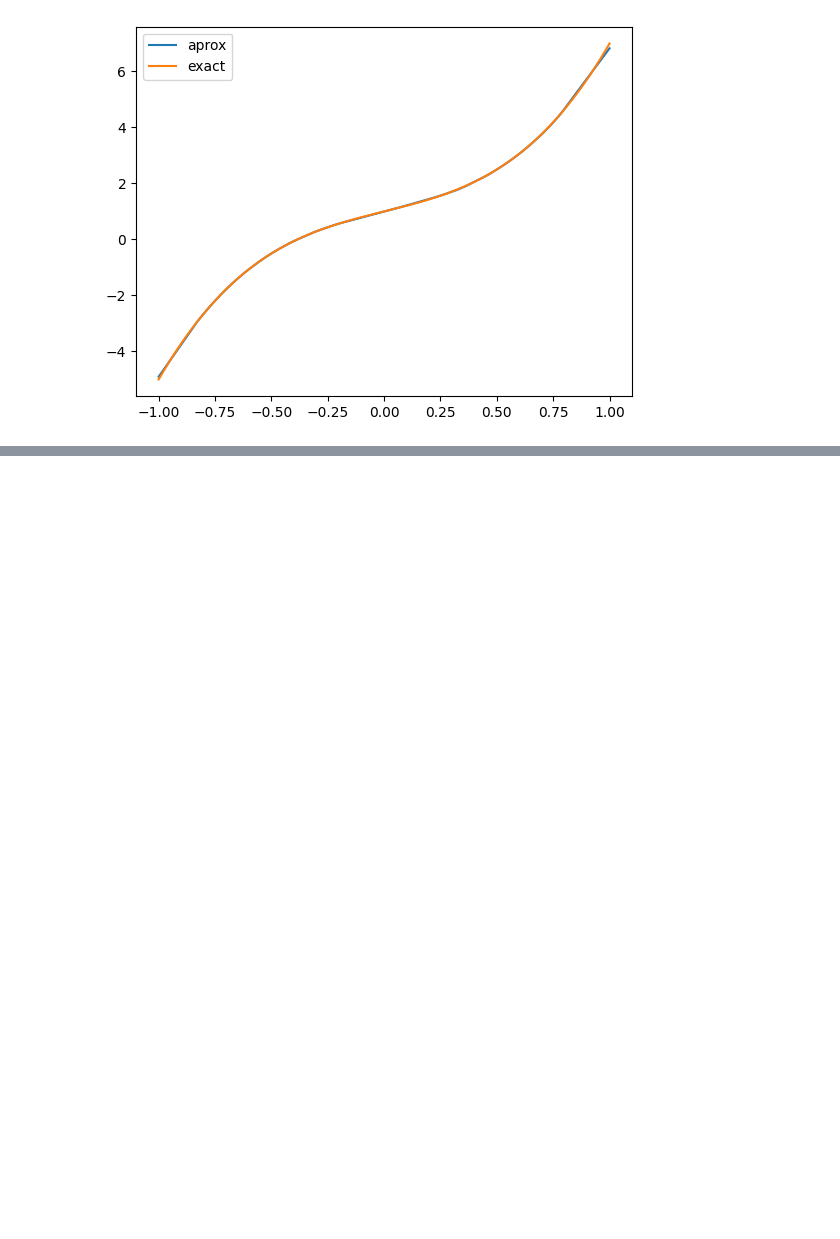
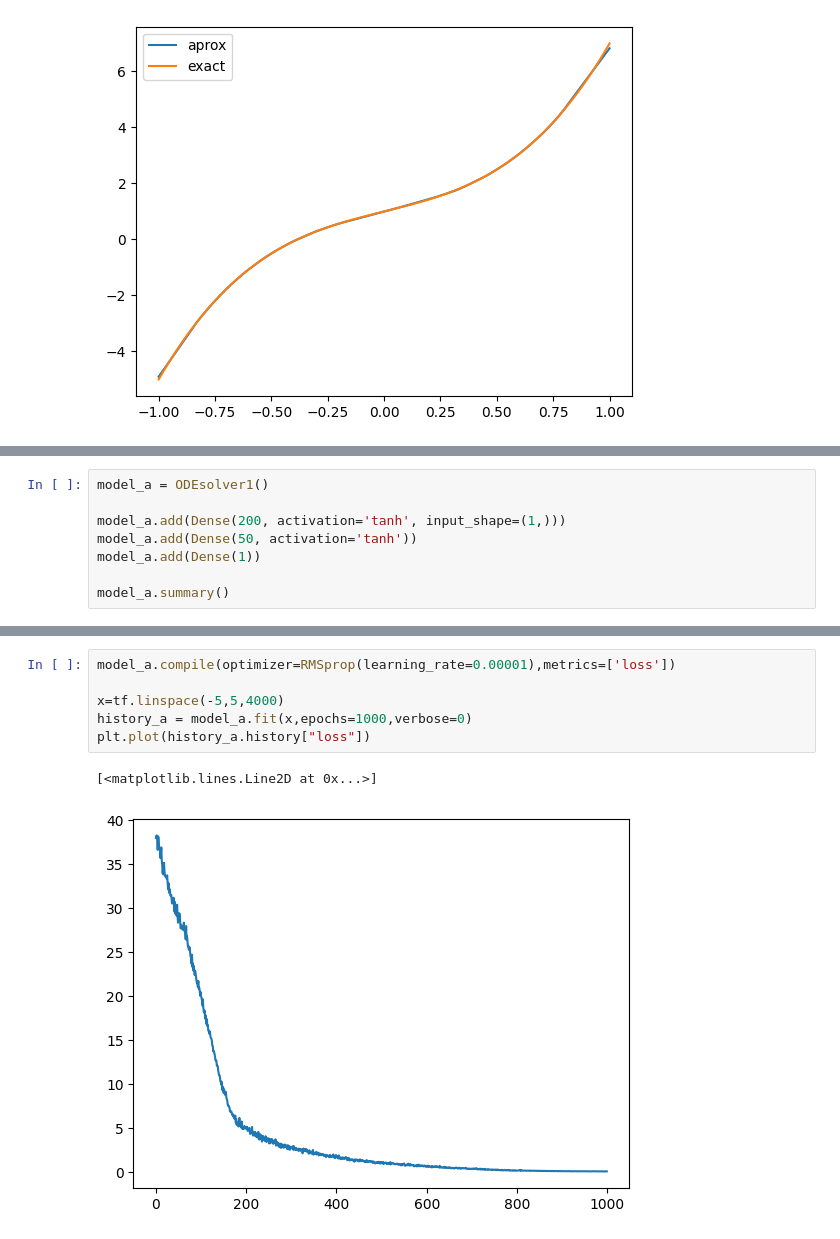
Before and after one commit to Alberto-Pedraza/Tarea5rna, a Jupyter notebook: Tarea5AlbertoP.ipynb, the cells around one changed output, grey strips where cells are left out. Saved outputs shown, nothing was run; the diff lists cells and outputs as text; blank space fills up the shorter version.

```diff
--- a/Tarea5AlbertoP.ipynb
+++ b/Tarea5AlbertoP.ipynb
@@ -353,0 +507,8 @@ plt.show()
+# %%
+model_a = ODEsolver1()
+
+model_a.add(Dense(200, activation='tanh', input_shape=(1,)))
+model_a.add(Dense(50, activation='tanh'))
+model_a.add(Dense(1))
+
+model_a.summary()
@@ -353,0 +531,9 @@ plt.show()
+# %%
+model_a.compile(optimizer=RMSprop(learning_rate=0.00001),metrics=['loss'])
+
+x=tf.linspace(-5,5,4000)
+history_a = model_a.fit(x,epochs=1000,verbose=0)
+plt.plot(history_a.history["loss"])
+# %% [output]
+[<matplotlib.lines.Line2D at 0x...>]
+[figure, added]
```
Also changed, not shown: parts of 25 cells of this notebook.
